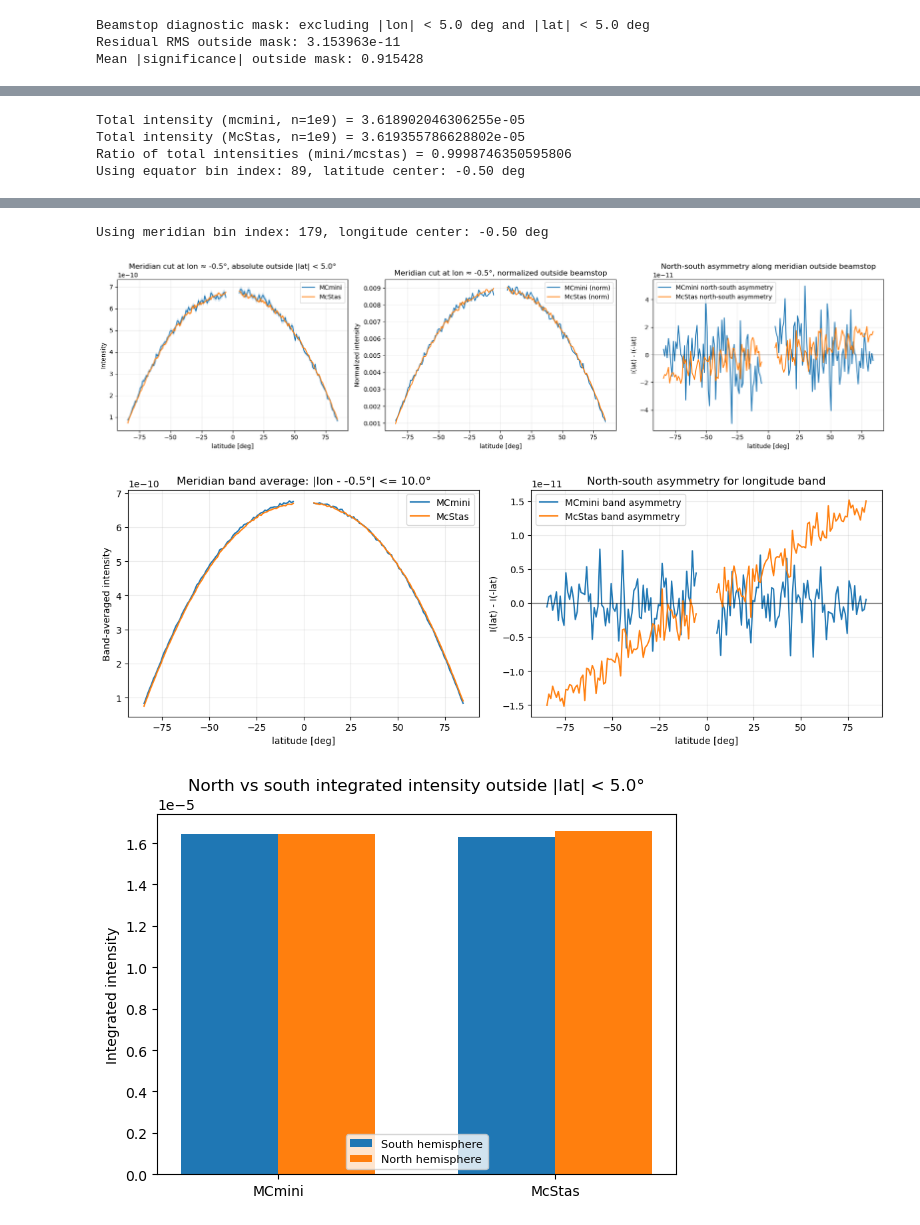
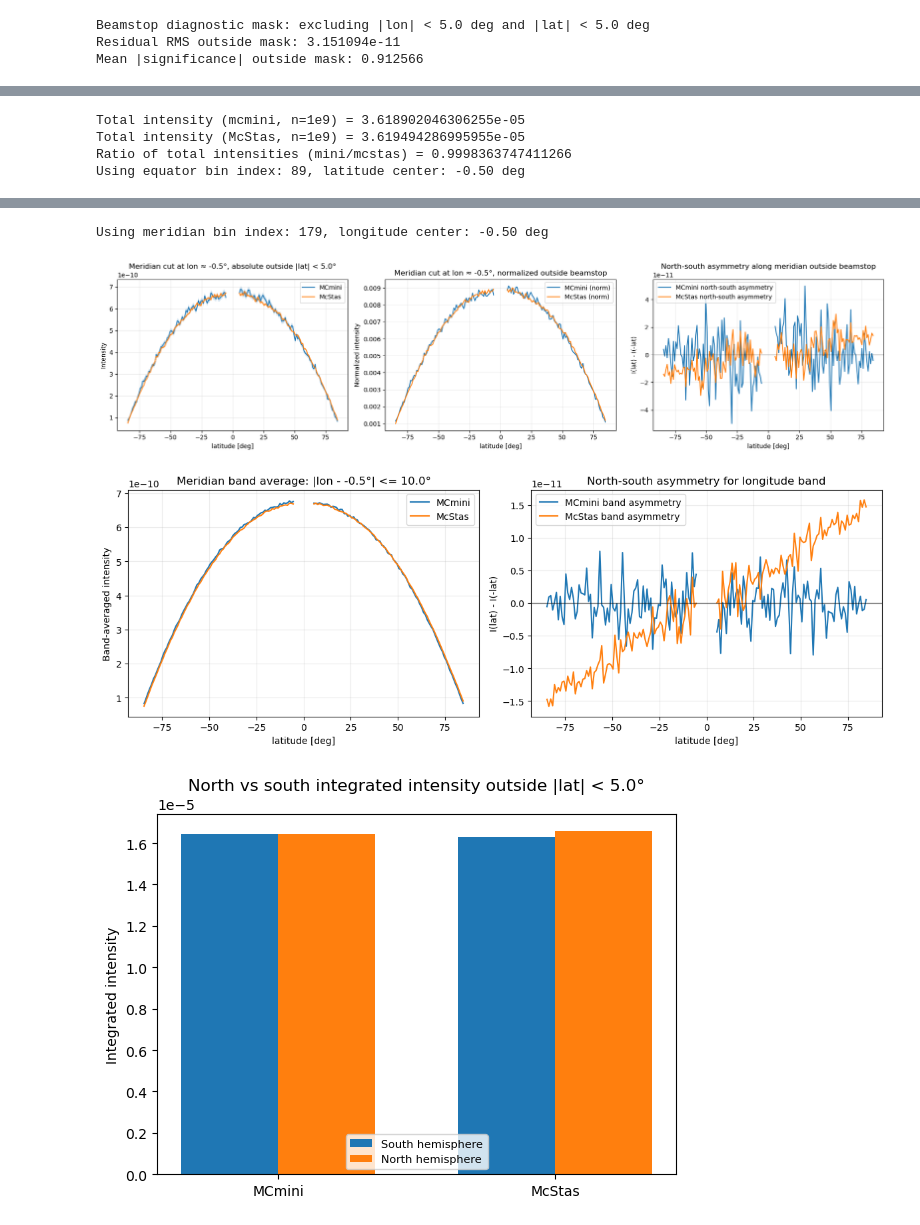
Before and after one commit to tinyThyssen/bachelor_project, a Jupyter notebook: mcmini_verification/solid_sphere_validation/sphere_plots.ipynb, the cells around one changed output, grey strips where cells are left out. Saved outputs shown, nothing was run; the diff lists cells and outputs as text; code cells hidden in the pictures.

```diff
--- a/mcmini_verification/solid_sphere_validation/sphere_plots.ipynb
+++ b/mcmini_verification/solid_sphere_validation/sphere_plots.ipynb
@@ -45,7 +45,8 @@ sigma_mini_corr = sigma_mini_corr[0:180, :]
 sigma_mini_corr = np.where(pole_mask[:, np.newaxis], sigma_mini_corr, np.nan)
 
 # mcstas data
-sphere_mon = ms.load_data("/Users/christian/Documents/Study/bachelor_project/mcmini_verification/solid_sphere_validation/sphere_1cm_nobeamstop_mcstas")[0]  # adjust index if needed
+# sphere_mon = ms.load_data("/Users/christian/Documents/Study/bachelor_project/mcmini_verification/solid_sphere_validation/sphere_1cm_flatmon_1e9")[1]  # adjust index if needed
+sphere_mon = ms.load_data("/Users/christian/Documents/Study/bachelor_project/mcmini_verification/solid_sphere_validation/sphere_1cm_flatmon_1e9")[1]  # adjust index if needed
 meta = sphere_mon.metadata
 hits = sphere_mon.Intensity
 hits_err = sphere_mon.Error
@@ -79,12 +80,12 @@ diff_absmax = np.nanmax(np.abs(diff_corr))
 axs[0].imshow(H_mini_corr, origin="lower", extent=extent, interpolation="nearest", aspect="auto", vmin=vmin, vmax=vmax)
 axs[0].set_xlabel("longitude [deg]")
 axs[0].set_ylabel("latitude [deg]")
-axs[0].set_title("Cosine corrected intensity (MCmini, n=1e8)")
+axs[0].set_title("Cosine corrected intensity (MCmini, n=1e9)")
 fig.colorbar(axs[0].images[0], ax=axs[0], label="Intensity / cos(latitude)")
 axs[1].imshow(Hmc_corr, origin="lower", extent=extent, interpolation="nearest", aspect="auto", vmin=vmin, vmax=vmax)
 axs[1].set_xlabel(meta.xlabel if hasattr(meta, "xlabel") else "phi [deg]")
 axs[1].set_ylabel(meta.ylabel if hasattr(meta, "ylabel") else "theta [deg]")
-axs[1].set_title("Cosine corrected intensity (McStas, n=1e8)")
+axs[1].set_title("Cosine corrected intensity (McStas, n=1e9)")
 fig.colorbar(axs[1].images[0], ax=axs[1], label="Intensity / cos(latitude)")
 axs[2].imshow(diff_corr, origin="lower", extent=extent, interpolation="nearest", aspect="auto", cmap="RdBu_r", vmin=-diff_absmax, vmax=diff_absmax)
 axs[2].set_xlabel("longitude [deg]")
@@ -433,3 +434,3 @@ Pole cut: excluding |latitude| > 85.0 deg (last 5.0 deg near each pole)
 Beamstop diagnostic mask: excluding |lon| < 5.0 deg and |lat| < 5.0 deg
-Residual RMS outside mask: 3.153963e-11
-Mean |significance| outside mask: 0.915428
+Residual RMS outside mask: 3.151094e-11
+Mean |significance| outside mask: 0.912566
@@ -449,4 +450,4 @@ Best candidate: lon_flip (RMS=1.481965e-11)
 Total intensity (mcmini, n=1e9) = 3.618902046306255e-05
-Total intensity (McStas, n=1e9) = 3.619355786628802e-05
-Ratio of total intensities (mini/mcstas) = 0.9998746350595806
+Total intensity (McStas, n=1e9) = 3.619494286995955e-05
+Ratio of total intensities (mini/mcstas) = 0.9998363747411266
 Using equator bin index: 89, latitude center: -0.50 deg
@@ -454,5 +455,5 @@ Using equator bin index: 89, latitude center: -0.50 deg
 Using meridian bin index: 179, longitude center: -0.50 deg
-[figure, old version]
+[figure, new version]
-[figure, old version]
+[figure, new version]
 [figure]
 MCmini hemisphere asymmetry (N-S)/(N+S):  3.499101e-05
```
Also changed, not shown: parts of 4 cells of this notebook, 57 other files.
